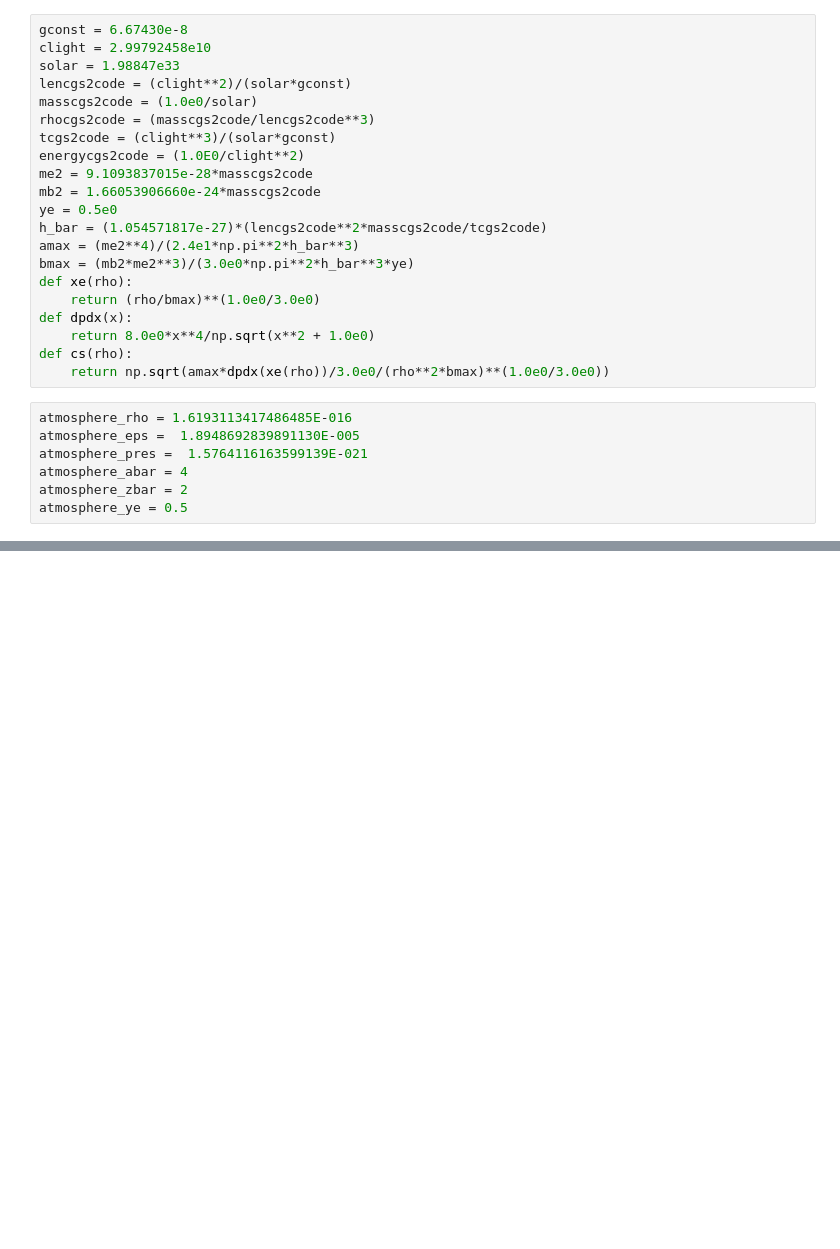
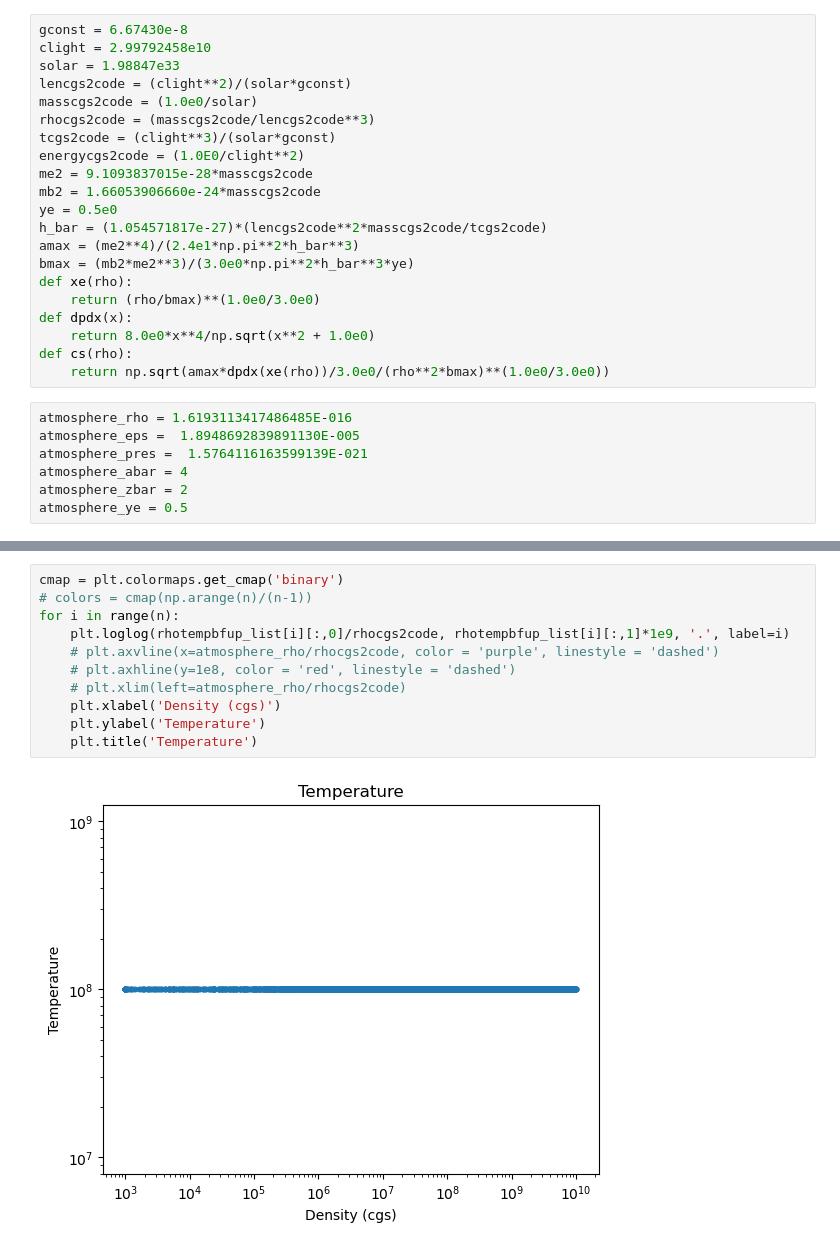
Before and after one commit to Chad-Chong/cumc3d, a Jupyter notebook: model/Type_Ia/Helmeos_checker.ipynb, the cells around one changed output, grey strips where cells are left out. Drawn from its saved outputs; the diff is of its cells as text; blank space fills up the shorter version.

```diff
--- a/model/Type_Ia/Helmeos_checker.ipynb
+++ b/model/Type_Ia/Helmeos_checker.ipynb
@@ -76,3 +78,16 @@ for i in range(n):
     rhotemp = np.array(pd.read_csv("/home/cnchong/Codes/cumc3d/model/Type_Ia/rho_temp"+str(i)+".dat",delim_whitespace=True))
     rhotemp_list.append(rhotemp)
 # prim = np.array(pd.read_csv("/home/cnchong/Codes/Ia_cumc3d/model/star/prim.dat",delim_whitespace=True))
+# %%
+cmap = plt.colormaps.get_cmap('binary')
+# colors = cmap(np.arange(n)/(n-1))
+for i in range(n):
+    plt.loglog(rhotempbfup_list[i][:,0]/rhocgs2code, rhotempbfup_list[i][:,1]*1e9, '.', label=i)
+    # plt.axvline(x=atmosphere_rho/rhocgs2code, color = 'purple', linestyle = 'dashed')
+    # plt.axhline(y=1e8, color = 'red', linestyle = 'dashed')
+    # plt.xlim(left=atmosphere_rho/rhocgs2code)
+    plt.xlabel('Density (cgs)')
+    plt.ylabel('Temperature')
+    plt.title('Temperature')
+# %% [output]
+[figure, added]
```
Also changed, not shown: parts of 9 cells of this notebook, 29 other files.
